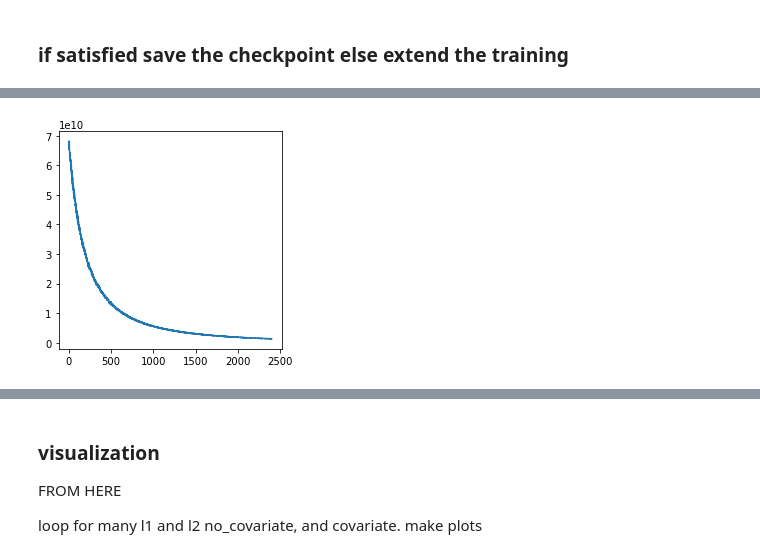
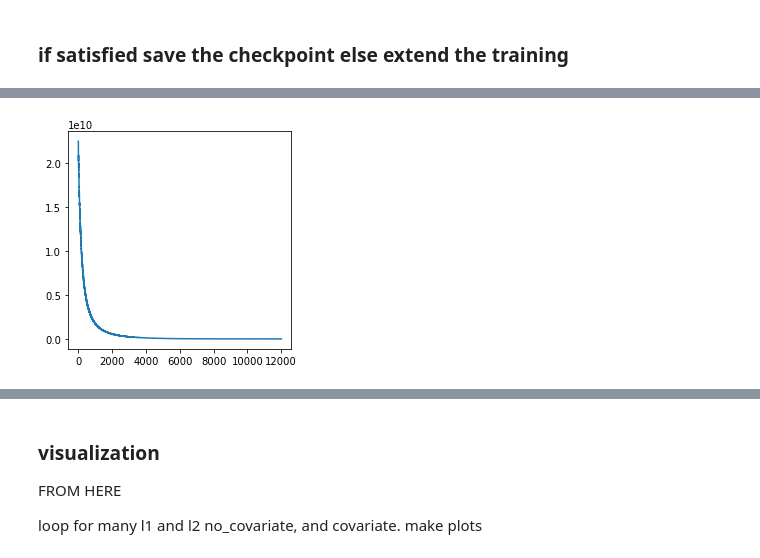
Before and after one commit to broadinstitute/tissue_purifier, a Jupyter notebook: notebooks/notebook3.ipynb, the cells around one changed output, grey strips where cells are left out. Cells and saved outputs as stored; diff of their text form; code cells hidden in the pictures.

```diff
--- a/notebooks/notebook3.ipynb
+++ b/notebooks/notebook3.ipynb
@@ -59,7 +59,7 @@ fc_bc_max_n_genes_by_counts = 2500   # filter cells with too many GENES
 fc_bc_max_pct_counts_mt = 5          # filter cells with mitocrondial fraction too high
 
 # filter genes parameters
-fg_bc_min_cells_by_counts = 1000      # filter genes which appear in too few CELLS
+fg_bc_min_cells_by_counts = 3000      # filter genes which appear in too few CELLS
 
 # filter rare cell types parameters
 fctype_bc_min_cells_absolute = 100   # filter cell-types which are too RARE in absolute number
@@ -214,19 +214,16 @@ for c, (dataset, title) in enumerate(zip([train_dataset, test_dataset, val_datas
 gr = GeneRegression()
 gr.configure_optimizer(optimizer_type='adam', lr=5E-3)
 # %%
-# this will take about 5 minutes on a NVIDIA T4 GPU
+# this will take about 10 minutes on a NVIDIA T4 GPU
 # adjust subsample_size_cells and subsample_size_genes to make sure:
 # 1. not to run out of GPU memory
 # 2. have high GPU utilization
-
-import time
-start_time = time.time()
 
 results_test = gr.train_and_test(
     train_dataset=train_dataset,
     test_dataset=test_dataset,
     test_num_samples=10,
-    train_steps=200,
+    train_steps=7000,
     train_print_frequency=100,
     use_covariates=False,
     l1_regularization_strength=None,
@@ -235,6 +232,4 @@ results_test = gr.train_and_test(
     subsample_size_cells=2000,
     subsample_size_genes=None,
     from_scratch=True)
-
-print("training duration {} seconds".format(time.time()-start_time))
 # %% [output]
@@ -253,15 +262,14 @@ gr.show_loss()
 ### if satisfied save the checkpoint else extend the training
 # %%
 # Here we:
-# 1. extend the training for 200 additional steps
+# 1. extend the training for 5000 additional steps
 # 2. recheck the loss function
 # 3. save the ckpt
+
 results_test = gr.extend_train_and_test(
     train_dataset=train_dataset,
     test_dataset=test_dataset,
     test_num_samples=10,
-    train_steps=2000,
+    train_steps=5000,
     train_print_frequency=100,)
-
-gr.show_loss()
 # %% [output]
@@ -284,2 +292,2 @@ gr.show_loss()
 training completed
-[figure, old version]
+[figure, new version]
```
Also changed, not shown: parts of 38 cells of this notebook.
